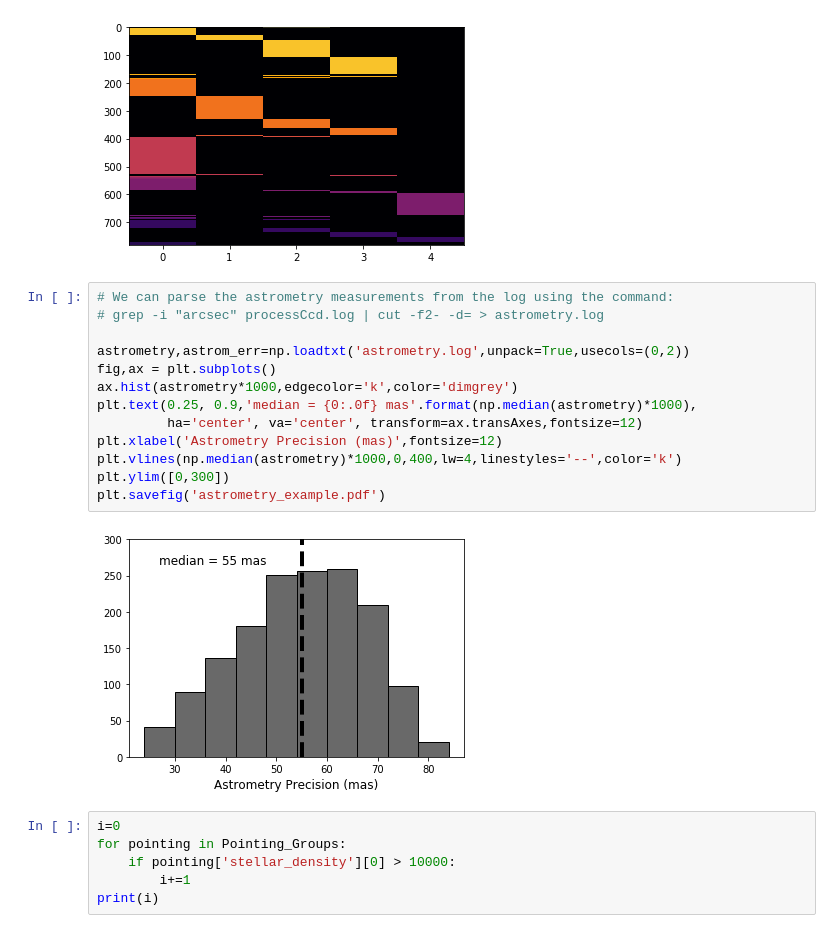
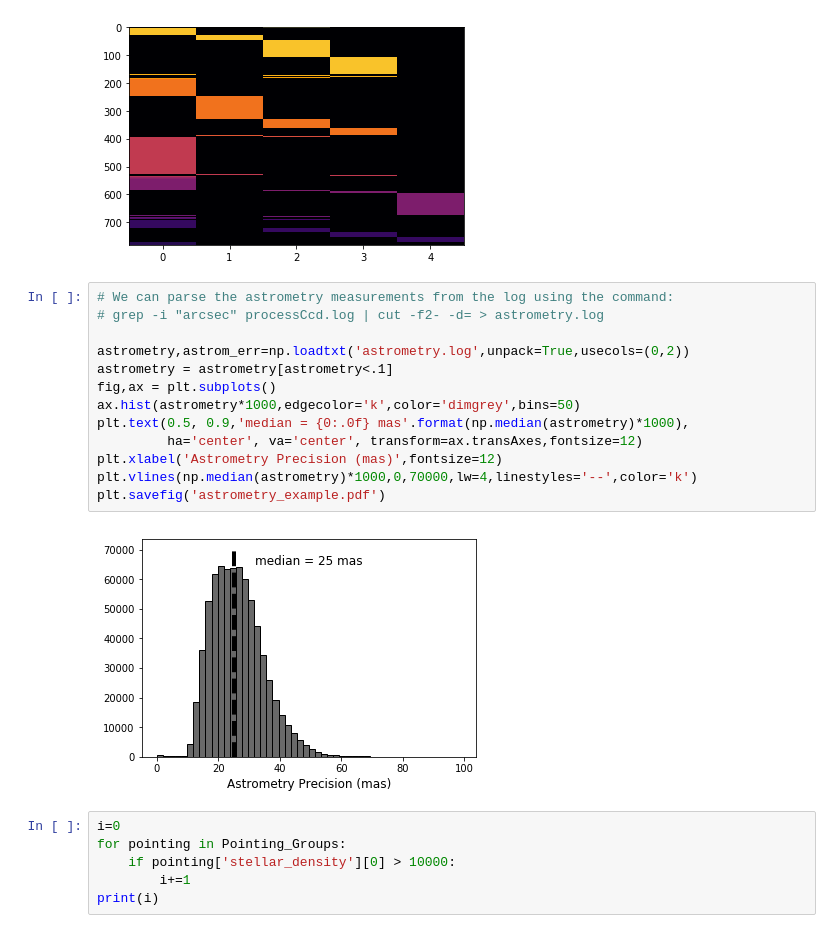
Before and after one commit to smotherh/KBMOD_paper2_data_preperation, a Jupyter notebook: pointing_metadata/NEO_Fields.ipynb, the cells around one changed output. Drawn from its saved outputs; the diff is of its cells as text.

```diff
--- a/pointing_metadata/NEO_Fields.ipynb
+++ b/pointing_metadata/NEO_Fields.ipynb
@@ -365,18 +391,18 @@ plt.imshow(bar,aspect='auto',cmap='inferno')
 # %%
 # We can parse the astrometry measurements from the log using the command:
 # grep -i "arcsec" processCcd.log | cut -f2- -d= > astrometry.log
 
 astrometry,astrom_err=np.loadtxt('astrometry.log',unpack=True,usecols=(0,2))
+astrometry = astrometry[astrometry<.1]
 fig,ax = plt.subplots()
-ax.hist(astrometry*1000,edgecolor='k',color='dimgrey')
-plt.text(0.25, 0.9,'median = {0:.0f} mas'.format(np.median(astrometry)*1000),
+ax.hist(astrometry*1000,edgecolor='k',color='dimgrey',bins=50)
+plt.text(0.5, 0.9,'median = {0:.0f} mas'.format(np.median(astrometry)*1000),
          ha='center', va='center', transform=ax.transAxes,fontsize=12)
 plt.xlabel('Astrometry Precision (mas)',fontsize=12)
-plt.vlines(np.median(astrometry)*1000,0,400,lw=4,linestyles='--',color='k')
-plt.ylim([0,300])
+plt.vlines(np.median(astrometry)*1000,0,70000,lw=4,linestyles='--',color='k')
 plt.savefig('astrometry_example.pdf')
 # %% [output]
-[figure, old version]
+[figure, new version]
 # %%
 i=0
 for pointing in Pointing_Groups:
```
Also changed, not shown: parts of 6 cells of this notebook, 1 other file.
